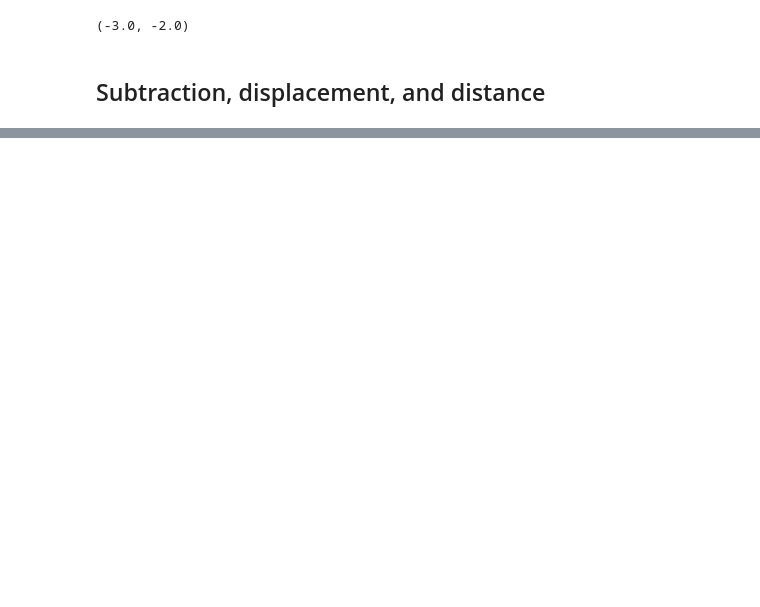
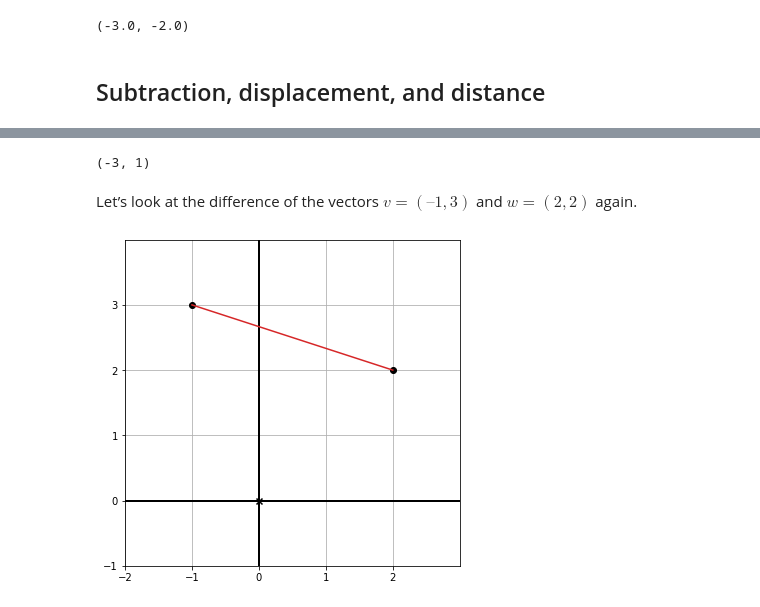
Before and after one commit to rahiakela/math-for-programmers, a Jupyter notebook: 2-drawing-with-2d-vectors/2_plane_vector_arithmetic.ipynb, the cells around one changed output, grey strips where cells are left out. Saved outputs shown, nothing was run; the diff lists cells and outputs as text; code cells hidden in the pictures; blank space fills up the shorter version.

```diff
--- a/2-drawing-with-2d-vectors/2_plane_vector_arithmetic.ipynb
+++ b/2-drawing-with-2d-vectors/2_plane_vector_arithmetic.ipynb
@@ -251,0 +225,16 @@ draw(Points(*squared_vec), nice_aspect_ratio=False, grid=(1, 10))
+# %%
+v = [-1, 3]
+w = [2, 2]
+
+add(v, scale(w, -1))
+# %% [output]
+(-3, 1)
+# %% [markdown]
+Let’s look at the difference of the vectors $v = (–1, 3)$ and $w = (2, 2)$ again.
+# %%
+draw(
+    Points((2, 2), (-1, 3)),
+    Segment((2, 2), (-1, 3), color=red)
+)
+# %% [output]
+[figure, added]
```
Also changed, not shown: parts of 14 cells of this notebook.
